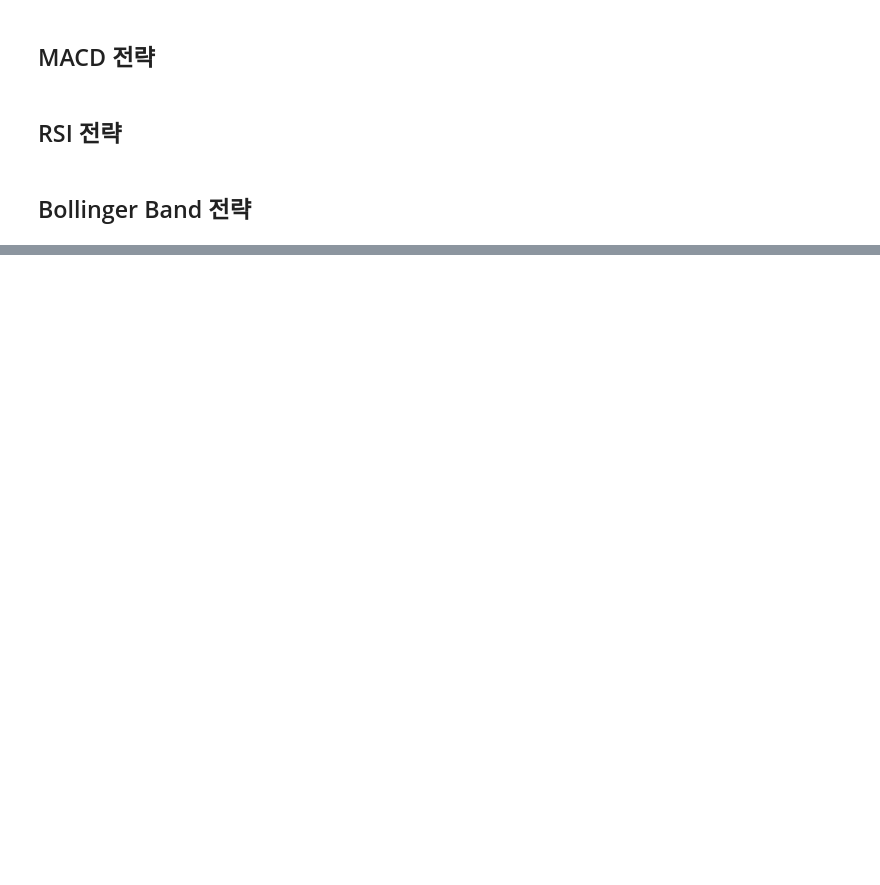
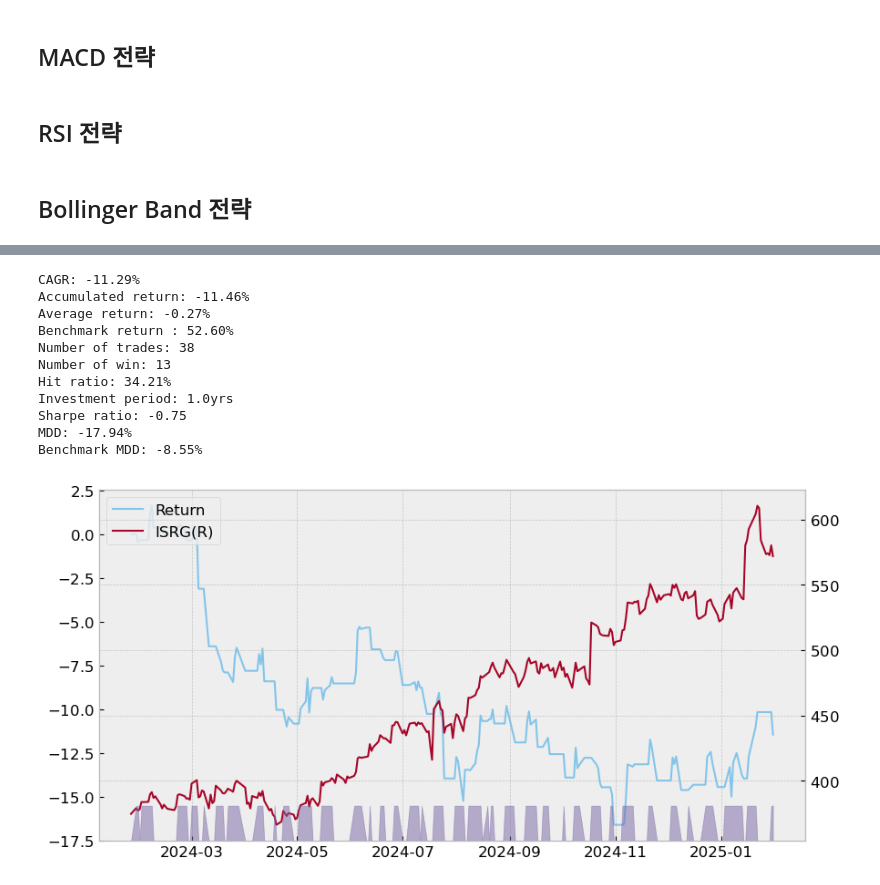
Before and after one commit to djimme/finterstellarDJ, a Jupyter notebook: Quant ch3.ipynb, the cells around one changed output, grey strips where cells are left out. Cells and saved outputs as stored; diff of their text form; code cells hidden in the pictures; blank space fills up the shorter version.

Commit message:
0202 stochastic 구현

```diff
--- a/Quant ch3.ipynb
+++ b/Quant ch3.ipynb
@@ -664,0 +292,4 @@ Benchmark MDD: -26.55%
+# %%
+df_sto2 = fs.get_ohlc(sym_sto, start_date = '2024-01-01', end_date='2025-01-31' )
+fs.stochastic(df_sto2, sym_sto)
+df_sto2.tail()
@@ -664,0 +303,3 @@ Benchmark MDD: -26.55%
+# %%
+df_sto2['indicator'] = df_sto2['slow_k'] - df_sto2['slow_d']
+df_sto2.tail()
@@ -664,0 +313,19 @@ Benchmark MDD: -26.55%
+# %%
+fs.indicator_to_signal(df_sto2, factor='indicator',buy=0, sell=0)
+fs.position(df_sto2)
+fs.evaluate(df_sto2, cost=0.001)
+fs.performance(df_sto2, rf_rate=0.01)
+fs.draw_trade_results(df_sto2)
+# %% [output]
+CAGR: -11.29%
+Accumulated return: -11.46%
+Average return: -0.27%
+Benchmark return : 52.60%
+Number of trades: 38
+Number of win: 13
+Hit ratio: 34.21%
+Investment period: 1.0yrs
+Sharpe ratio: -0.75
+MDD: -17.94%
+Benchmark MDD: -8.55%
+[figure, added]
```
Also changed, not shown: parts of 42 cells of this notebook.
